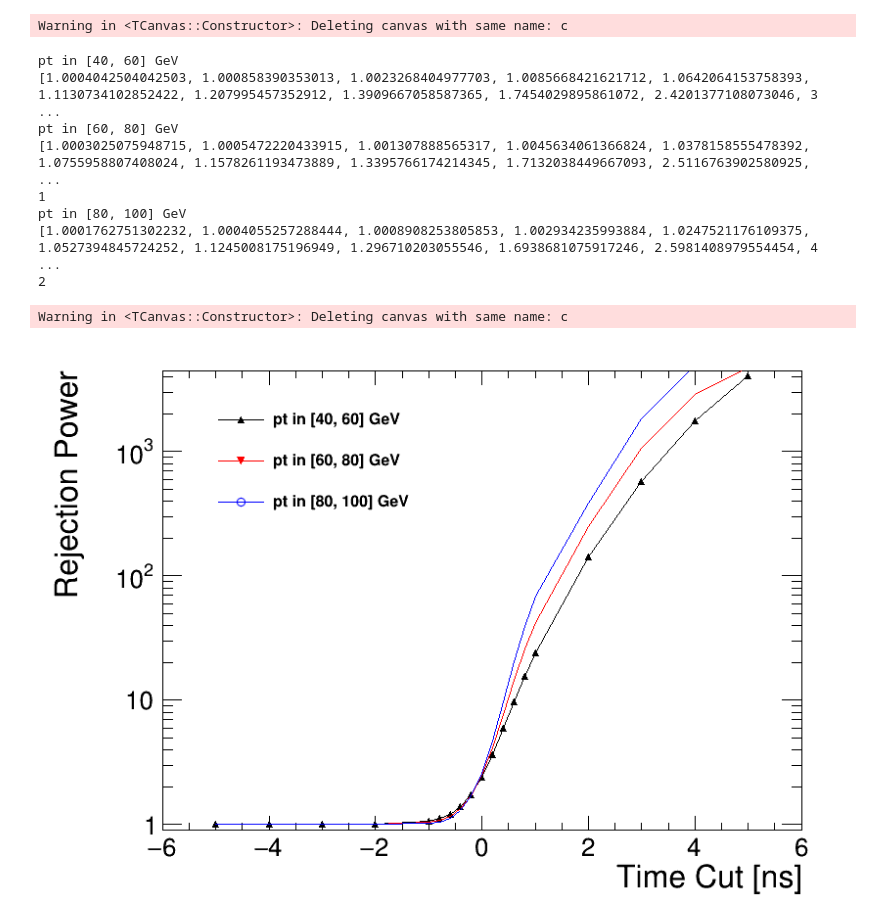
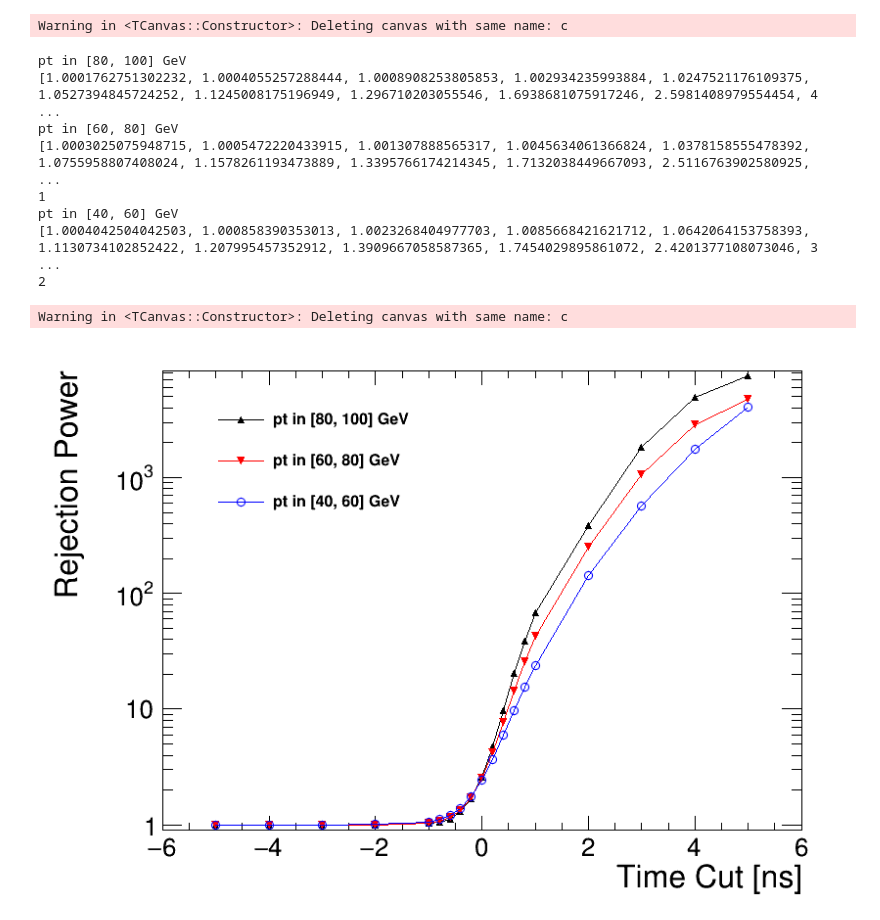
Before and after one commit to cms-lpc-llp/delayed_jet_analyzer, a Jupyter notebook: plot_scripts/event_selection/QCD_Inclusive_timing_study.ipynb, the cells around one changed output. Cells and saved outputs as stored; diff of their text form; code cells hidden in the pictures.

```diff
--- a/plot_scripts/event_selection/QCD_Inclusive_timing_study.ipynb
+++ b/plot_scripts/event_selection/QCD_Inclusive_timing_study.ipynb
@@ -459,7 +459,7 @@ Warning in <TCanvas::Constructor>: Deleting canvas with same name: c
  # plot jet time
 #pt ranges
 #pt_range = [[60,80],[80,100]]
-pt_range = [[40,60],[60,80],[80,100]]
+pt_range = [[80,100],[60,80],[40,60]]
 #time cuts
 t_cuts = [-5.,-4.,-3.,-2.,-1.,-0.8,-0.6,-0.4,-0.2,0.,0.2,0.4,0.6,0.8,1.,2.,3.,4.,5.]
 #print len(t_cuts)
@@ -561,37 +561,37 @@ for m,n in enumerate(pt_range):
     hrej[m].SetMarkerColor(std_color_list[i])
     hrej[m].SetMarkerStyle(22+i)
 #     hrej[m].SetMarkerSize(2)
 
 
     leg.AddEntry(hrej[m],pt_string)
     leg.SetBorderSize(0)
         #hrej[m].GetYaxis().SetRangeUser(0,1000)
 
     if i==0 :
         #hrej[m].GetYaxis().SetRangeUser(0,1000)
         hrej[m].SetTitle( 'Rejection Power' )
         hrej[m].GetXaxis().SetTitle( 'Time Cut [ns]' )
         #hrej[m].GetXaxis().SetRangeUser(-10,10)
         hrej[m].GetYaxis().SetRangeUser(0,1000)
         hrej[m].GetYaxis().SetTitle( 'Rejection Power' )
-        hrej[m].Draw('')
+        hrej[m].Draw('APL')
     else:
         print i
-        hrej[m].Draw('same')
+        hrej[m].Draw('PLsame')
 
     i+=1
 
 leg.Draw()
 c.SetLogy()
 c.Draw()
 # %% [output]
-pt in [40, 60] GeV
-[1.0004042504042503, 1.000858390353013, 1.0023268404977703, 1.0085668421621712, 1.0642064153758393, 1.1130734102852422, 1.207995457352912, 1.3909667058587365, 1.7454029895861072, 2.4201377108073046, 3 ...
+pt in [80, 100] GeV
+[1.0001762751302232, 1.0004055257288444, 1.0008908253805853, 1.002934235993884, 1.0247521176109375, 1.0527394845724252, 1.1245008175196949, 1.296710203055546, 1.6938681075917246, 2.5981408979554454, 4 ...
 pt in [60, 80] GeV
 [1.0003025075948715, 1.0005472220433915, 1.001307888565317, 1.0045634061366824, 1.0378158555478392, 1.0755958807408024, 1.1578261193473889, 1.3395766174214345, 1.7132038449667093, 2.5116763902580925,  ...
 1
-pt in [80, 100] GeV
-[1.0001762751302232, 1.0004055257288444, 1.0008908253805853, 1.002934235993884, 1.0247521176109375, 1.0527394845724252, 1.1245008175196949, 1.296710203055546, 1.6938681075917246, 2.5981408979554454, 4 ...
+pt in [40, 60] GeV
+[1.0004042504042503, 1.000858390353013, 1.0023268404977703, 1.0085668421621712, 1.0642064153758393, 1.1130734102852422, 1.207995457352912, 1.3909667058587365, 1.7454029895861072, 2.4201377108073046, 3 ...
 2
 Warning in <TCanvas::Constructor>: Deleting canvas with same name: c
-[figure, old version]
+[figure, new version]
```
Also changed, not shown: parts of 6 cells of this notebook, 1 other file.
